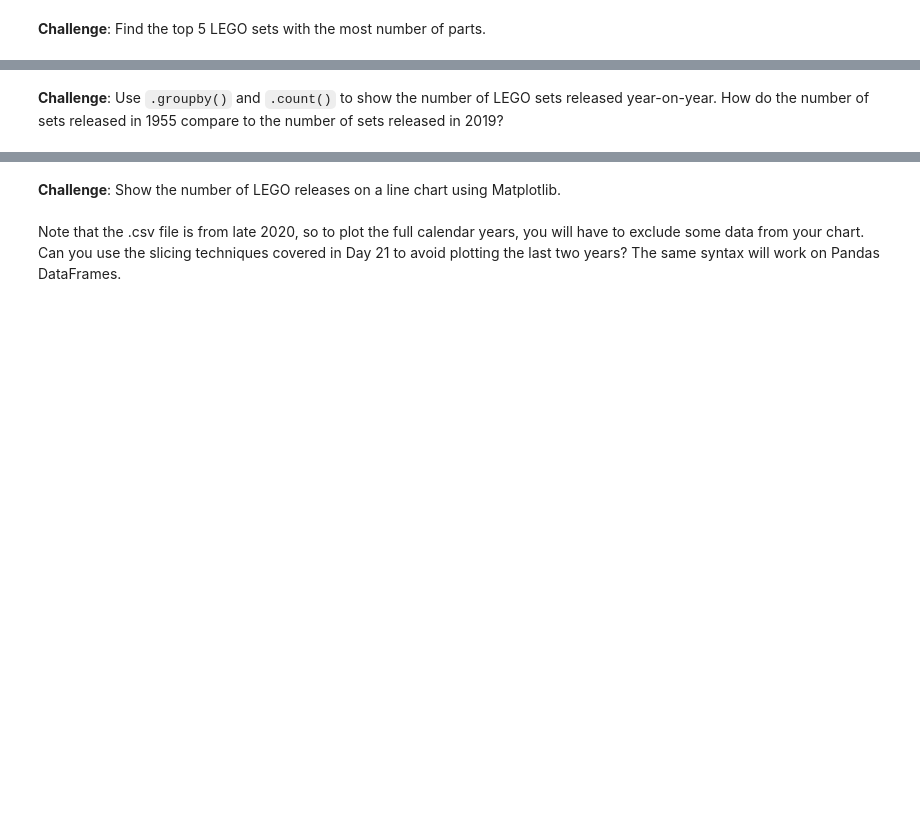
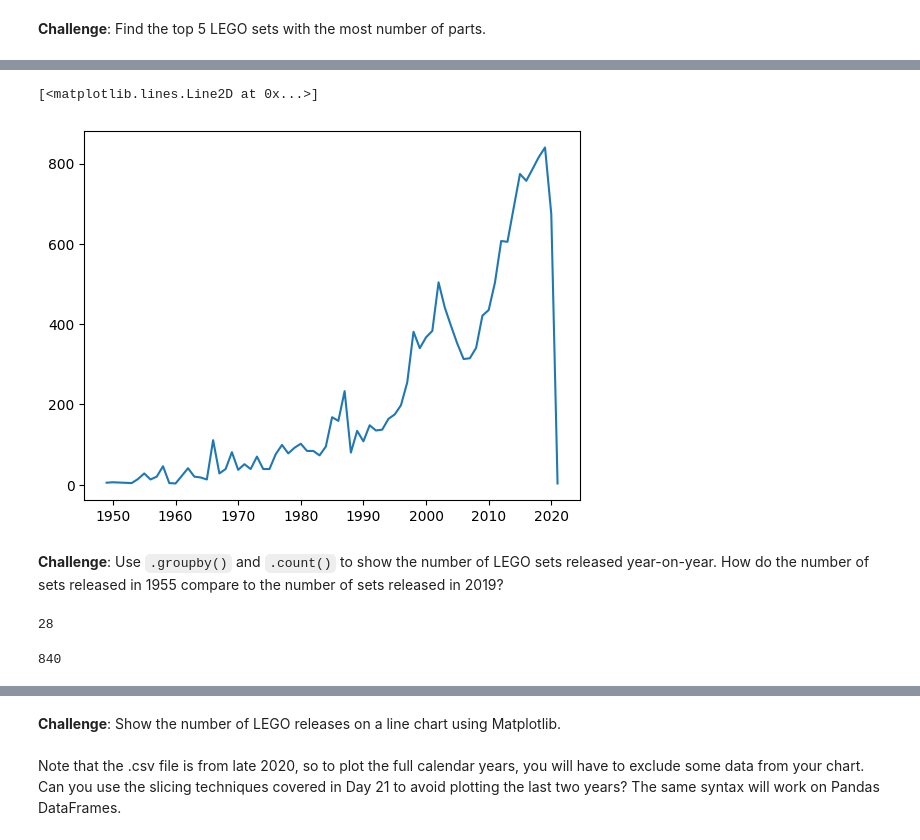
Before and after one commit to SiracencoSerghei/Bootcamp_Python, a Jupyter notebook: day_74/Lego_Analysis_for_Course.ipynb, the cells around one changed output, grey strips where cells are left out. Cells and saved outputs as stored; diff of their text form; code cells hidden in the pictures; blank space fills up the shorter version.

```diff
--- a/day_74/Lego_Analysis_for_Course.ipynb
+++ b/day_74/Lego_Analysis_for_Course.ipynb
@@ -138,2 +205,5 @@ data_sets.tail(2)
 # %% [markdown]
 **Challenge**: Find the top 5 LEGO sets with the most number of parts.
+# %%
+sets_by_year = data_sets.groupby('year').count()
+sets_by_year['set_num'].head(5)
@@ -140,2 +219,19 @@ data_sets.tail(2)
+# %%
+
+plt.plot(sets_by_year)
+plt.show()
+# %% [output]
+[<matplotlib.lines.Line2D at 0x...>]
+[figure, added]
 # %% [markdown]
 **Challenge**: Use <code>.groupby()</code> and <code>.count()</code> to show the number of LEGO sets released year-on-year. How do the number of sets released in 1955 compare to the number of sets released in 2019?
+# %%
+sets_per_1955 = data_sets[data_sets['year'] == 1955]
+sets_per_1955.set_num.count()
+# %% [output]
+28
+# %%
+sets_per_2019 = data_sets[data_sets['year'] == 2019]
+sets_per_2019.set_num.count()
+# %% [output]
+840
```
Also changed, not shown: parts of 18 cells of this notebook.
